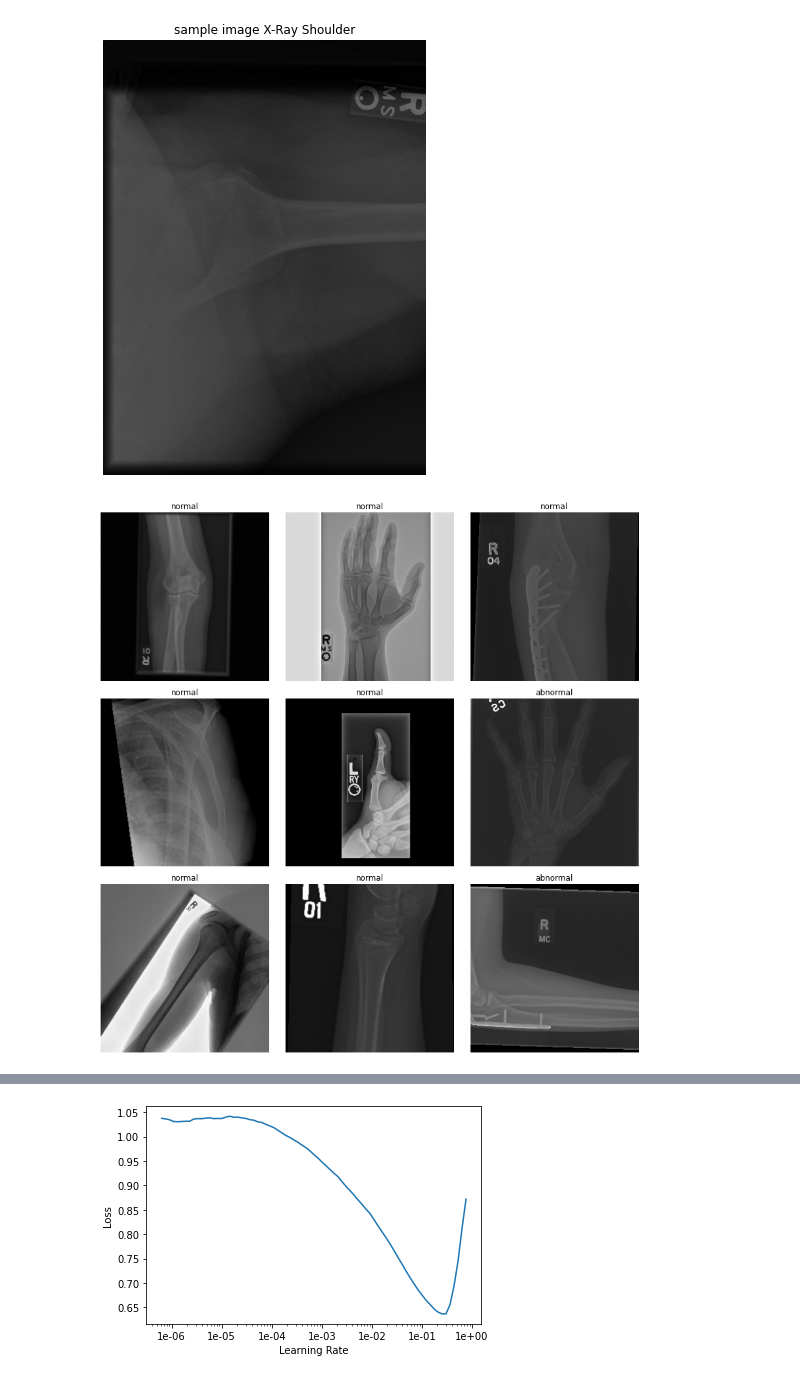
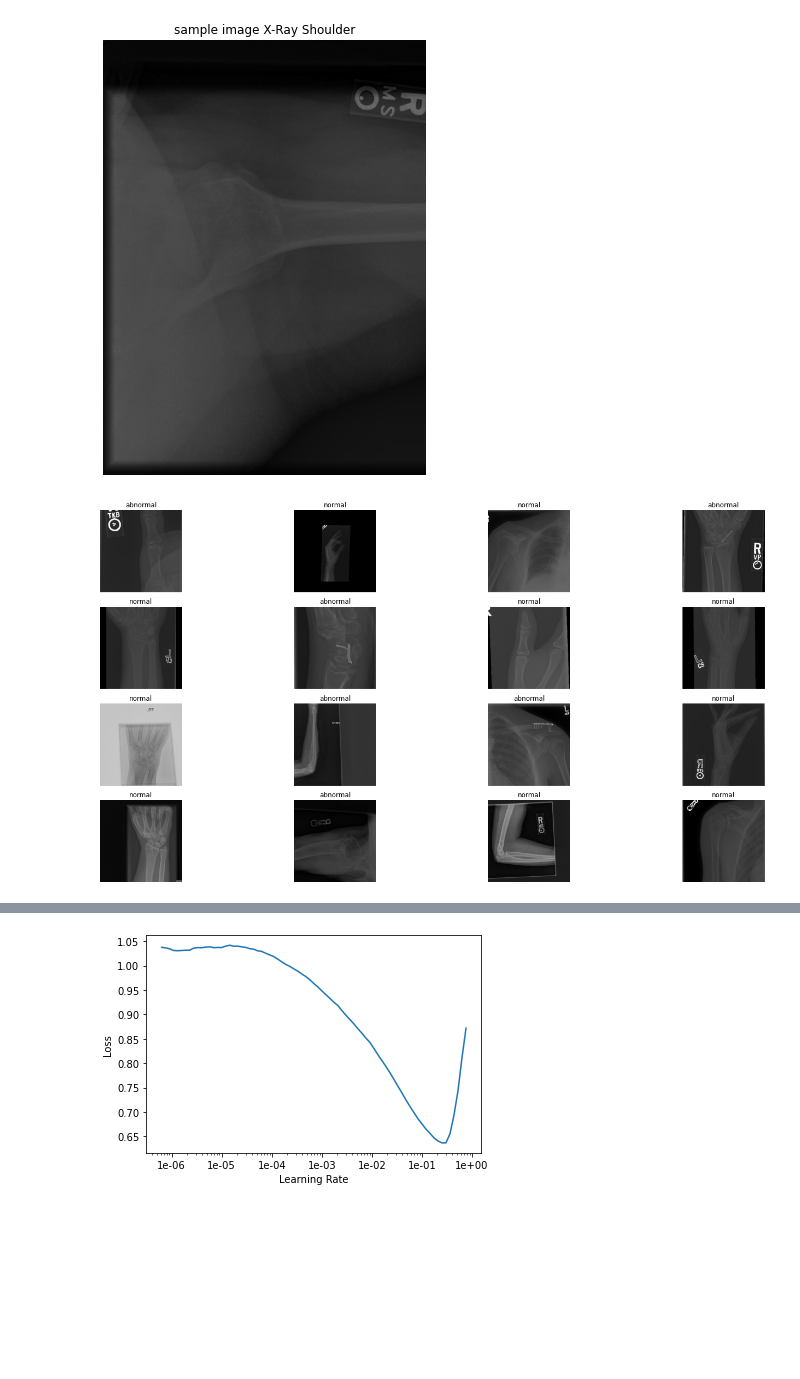
Before and after one commit to shadab4150/Mura-Stanford-Bone-Xray-abnormalities-detection, a Jupyter notebook: mura_stanford_bone_abnormalities_kappa.ipynb, the cells around one changed output, grey strips where cells are left out. Saved outputs shown, nothing was run; the diff lists cells and outputs as text; code cells hidden in the pictures; blank space fills up the shorter version.

```diff
--- a/mura_stanford_bone_abnormalities_kappa.ipynb
+++ b/mura_stanford_bone_abnormalities_kappa.ipynb
@@ -153,4 +212,4 @@ final = pd.concat([total_new,totalv_new]);final.head()
 # %%
 final.to_csv('final_mura_tr_vl.csv',index=False)
 # %%
-df = pd.read_csv('/content/final_mura_tr_vl.csv')
+df = pd.read_csv('/content/drive/My Drive/Dataset/mura_final_onehot.csv');df.sample(n=5)
@@ -168,7 +244,5 @@ def targ(x):
     return 'abnormal'
   elif x==0:
     return 'normal'
-# %%
-df.rename(columns={'set':'is_valid'},inplace=True);
 # %%
-df['is_valid'] = df['is_valid'].apply(is_valid,convert_dtype=True)
+df.target=df.target.apply(targ,convert_dtype=True)
@@ -206,15 +277,15 @@ torch.Size([3, 512, 380])
 # %%
 tfms=get_transforms(do_flip=True)
 # %%
-data = (ImageList.from_df(df_new,path,cols='path',)
+data = (ImageList.from_df(df,path,cols='path')
                 .split_from_df(col='is_valid')
                 .label_from_df(cols='target')
                 .transform(size=256)
                 .databunch(bs=128).normalize(imagenet_stats))
 # %%
-data.show_batch(rows=3)
+data.show_batch(rows=4,figsize=(22,10))
 # %% [output]
-[figure, old version]
+[figure, new version]
 # %%
 data.classes,len(data.train_ds),len(data.valid_ds)
 # %% [output]
```
Also changed, not shown: parts of 31 cells of this notebook.
